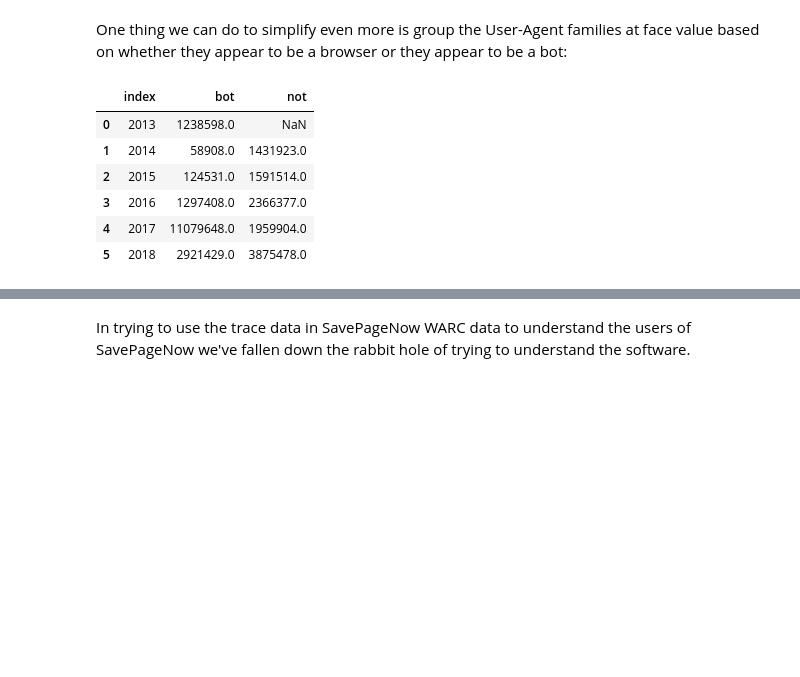
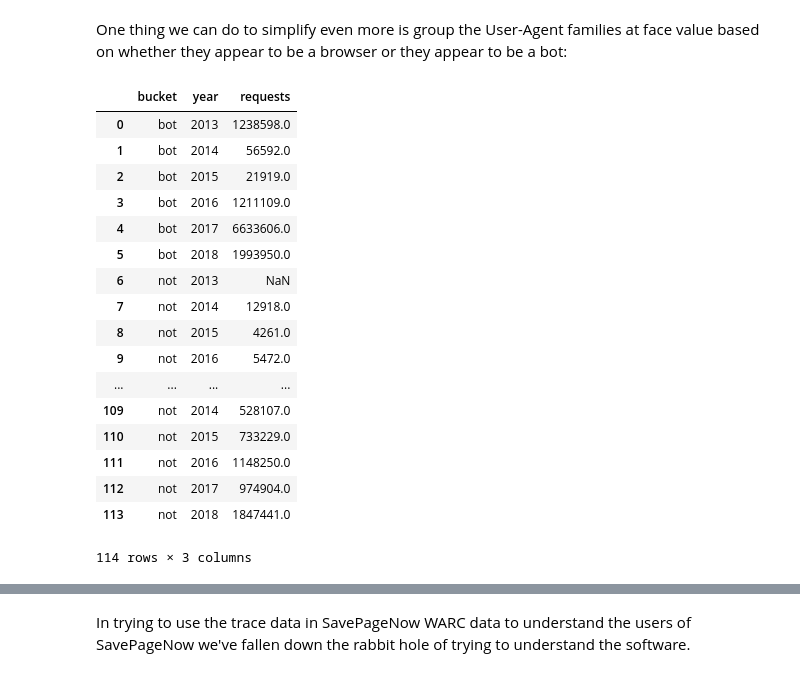
Before and after one commit to edsu/spn, a Jupyter notebook: notebooks/UserAgents.ipynb, the cells around one changed output, grey strips where cells are left out. Cells and saved outputs as stored; diff of their text form; code cells hidden in the pictures; blank space fills up the shorter version.

```diff
--- a/notebooks/UserAgents.ipynb
+++ b/notebooks/UserAgents.ipynb
@@ -463,36 +464,46 @@ One thing we can do to simplify even more is group the User-Agent families at fa
 # %%
 bots = [
     "OpenBSD ftp"
     "Python Requests",
     "UptimeRobot",
     "Wget",
     "archive.org_bot",
     "curl",
     "okhttp"
 ]
 
-bot_or_not = {"bot": {}, "not": {}}
+bot_ratios = {"bucket": [], "year": [], "requests": []}
+
 for ua in top_10_uas:
     if ua in bots:
-        label = "bot"
+        bucket = "bot"
     else:
-        label = "not"
+        bucket = "not"
     for year in range(2013, 2019):
         y = str(year)
-        if ua_fams.loc[ua][y] > 0:
-            if y in bot_or_not[label]:
-                bot_or_not[label][y] += ua_fams.loc[ua][y]
-            else:
-                bot_or_not[label][y] = ua_fams.loc[ua][y]
+        bot_ratios['bucket'].append(bucket)
+        bot_ratios['year'].append(y)
+        bot_ratios['requests'].append(ua_fams.loc[ua][y])
 
-bot_or_not = pandas.DataFrame.from_dict(bot_or_not).reset_index()
-bot_or_not
+bot_ratios = pandas.DataFrame(bot_ratios)
+bot_ratios
 # %% [output]
-|  | index | bot | not |
-| 0 | 2013 | 1238598.0 | NaN |
-| 1 | 2014 | 58908.0 | 1431923.0 |
-| 2 | 2015 | 124531.0 | 1591514.0 |
-| 3 | 2016 | 1297408.0 | 2366377.0 |
-| 4 | 2017 | 11079648.0 | 1959904.0 |
-| 5 | 2018 | 2921429.0 | 3875478.0 |
+|  | bucket | year | requests |
+| 0 | bot | 2013 | 1238598.0 |
+| 1 | bot | 2014 | 56592.0 |
+| 2 | bot | 2015 | 21919.0 |
+| 3 | bot | 2016 | 1211109.0 |
+| 4 | bot | 2017 | 6633606.0 |
+| 5 | bot | 2018 | 1993950.0 |
+| 6 | not | 2013 | NaN |
+| 7 | not | 2014 | 12918.0 |
+| 8 | not | 2015 | 4261.0 |
+| 9 | not | 2016 | 5472.0 |
+| ... | ... | ... | ... |
+| 109 | not | 2014 | 528107.0 |
+| 110 | not | 2015 | 733229.0 |
+| 111 | not | 2016 | 1148250.0 |
+| 112 | not | 2017 | 974904.0 |
+| 113 | not | 2018 | 1847441.0 |
+114 rows × 3 columns
 # %%
```
Also changed, not shown: parts of 2 cells of this notebook, 1 other file.
